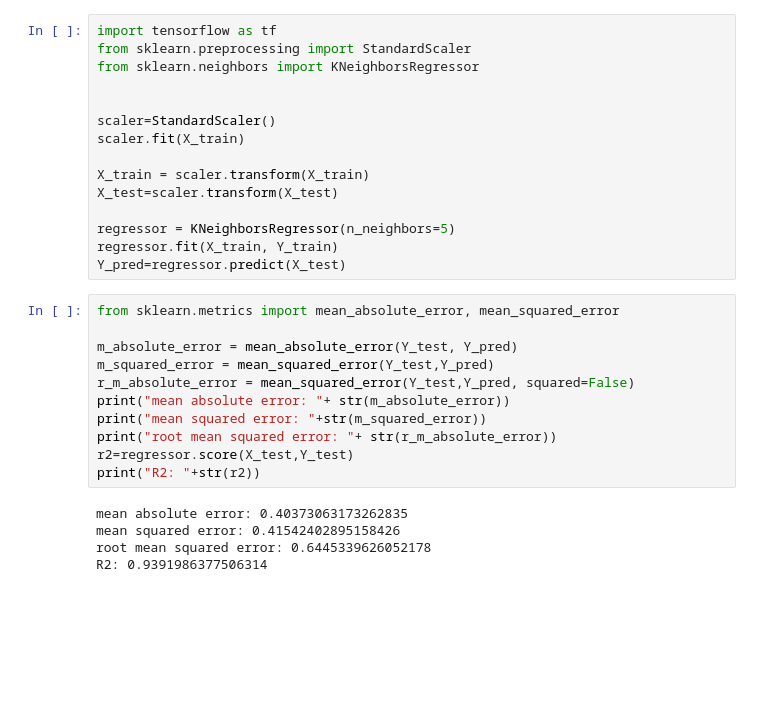
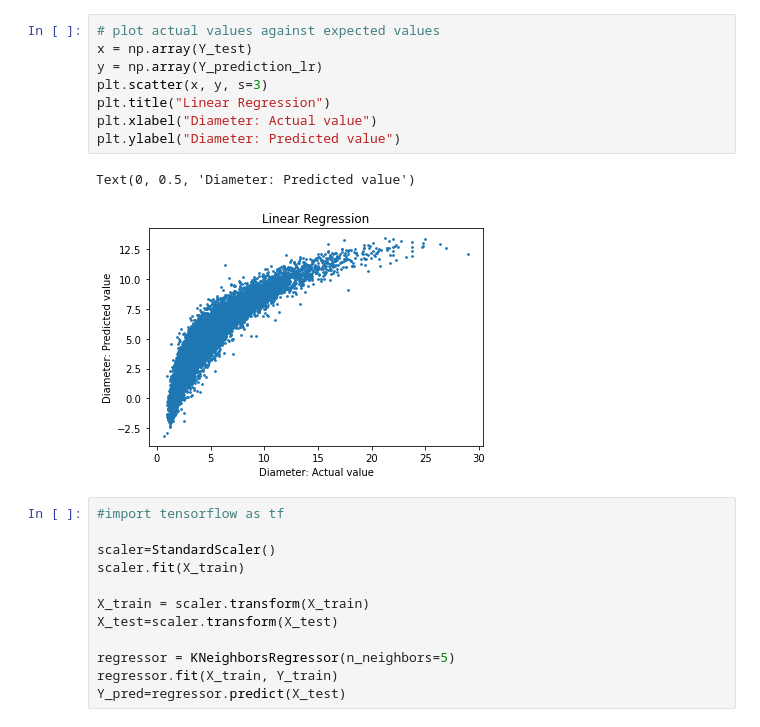
Before and after one commit to rianadutta/asteroid_diameter_calculator, a Jupyter notebook: data_processing_and_modelling.ipynb, the cells around one changed output. Saved outputs shown, nothing was run; the diff lists cells and outputs as text; blank space fills up the shorter version.

```diff
--- a/data_processing_and_modelling.ipynb
+++ b/data_processing_and_modelling.ipynb
@@ -134,8 +133,16 @@ score_lr
+# %%
+# plot actual values against expected values
+x = np.array(Y_test)
+y = np.array(Y_prediction_lr)
+plt.scatter(x, y, s=3)
+plt.title("Linear Regression")
+plt.xlabel("Diameter: Actual value")
+plt.ylabel("Diameter: Predicted value")
+# %% [output]
+Text(0, 0.5, 'Diameter: Predicted value')
+[figure, added]
 # %%
-import tensorflow as tf
-from sklearn.preprocessing import StandardScaler
-from sklearn.neighbors import KNeighborsRegressor
-
+#import tensorflow as tf
 
 scaler=StandardScaler()
 scaler.fit(X_train)
@@ -146,19 +153,3 @@ X_test=scaler.transform(X_test)
 regressor = KNeighborsRegressor(n_neighbors=5)
 regressor.fit(X_train, Y_train)
 Y_pred=regressor.predict(X_test)
-# %%
-from sklearn.metrics import mean_absolute_error, mean_squared_error
-
-m_absolute_error = mean_absolute_error(Y_test, Y_pred)
-m_squared_error = mean_squared_error(Y_test,Y_pred)
-r_m_absolute_error = mean_squared_error(Y_test,Y_pred, squared=False)
-print("mean absolute error: "+ str(m_absolute_error))
-print("mean squared error: "+str(m_squared_error))
-print("root mean squared error: "+ str(r_m_absolute_error))
-r2=regressor.score(X_test,Y_test)
-print("R2: "+str(r2))
-# %% [output]
-mean absolute error: 0.40373063173262835
-mean squared error: 0.41542402895158426
-root mean squared error: 0.6445339626052178
-R2: 0.9391986377506314
```
Also changed, not shown: parts of 16 cells of this notebook.
